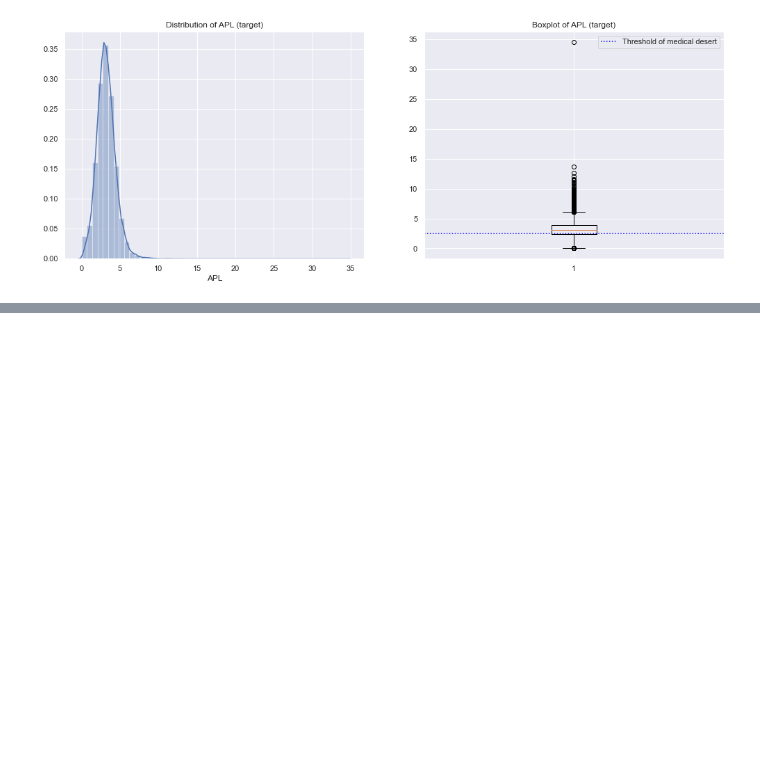
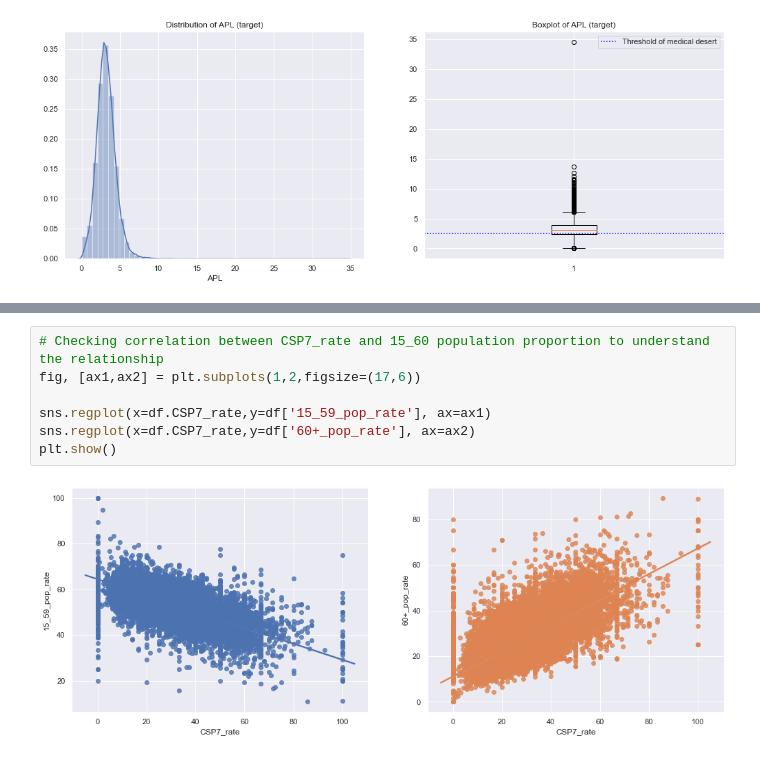
Before and after one commit to LudivineLacour/predict-medical-desert, a Jupyter notebook: code/exploratory_data_analysis.ipynb, the cells around one changed output, grey strips where cells are left out. Saved outputs shown, nothing was run; the diff lists cells and outputs as text; blank space fills up the shorter version.

```diff
--- a/code/exploratory_data_analysis.ipynb
+++ b/code/exploratory_data_analysis.ipynb
@@ -95,0 +110,9 @@ df[df.APL<2.5]
+# %%
+# Checking correlation between CSP7_rate and 15_60 population proportion to understand the relationship
+fig, [ax1,ax2] = plt.subplots(1,2,figsize=(17,6))
+
+sns.regplot(x=df.CSP7_rate,y=df['15_59_pop_rate'], ax=ax1)
+sns.regplot(x=df.CSP7_rate,y=df['60+_pop_rate'], ax=ax2)
+plt.show()
+# %% [output]
+[figure, added]
```
Also changed, not shown: parts of 15 cells of this notebook.
